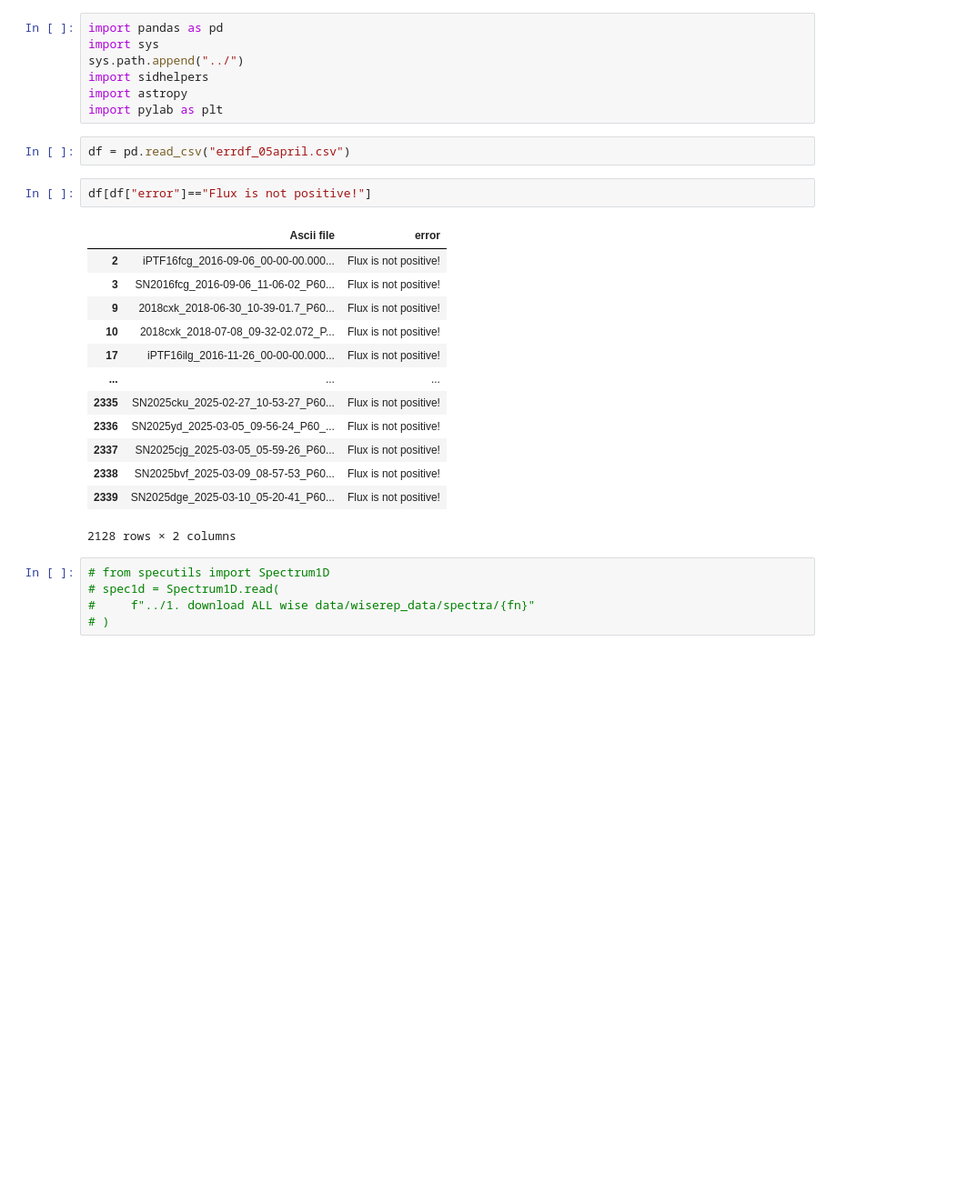
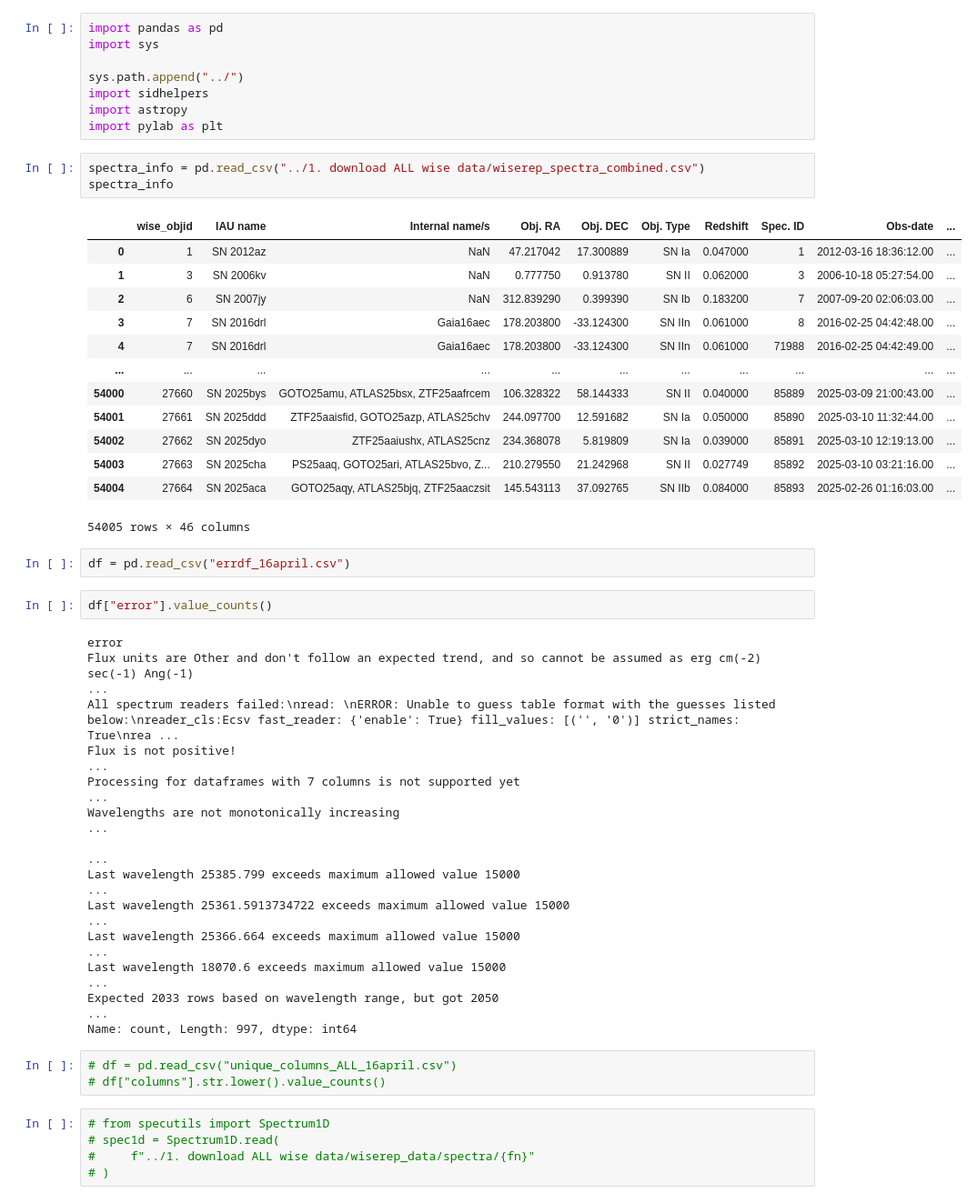
Before and after one commit to aec3675/multi-modal-multi-peaks, a Jupyter notebook: sidchaini/3. read and make single dataset/3.2. see errors.ipynb, the cells around one changed output. Shown: that part at 91% size. Drawn from its saved outputs; the diff is of its cells as text; blank space fills up the shorter version.

```diff
--- a/sidchaini/3. read and make single dataset/3.2. see errors.ipynb
+++ b/sidchaini/3. read and make single dataset/3.2. see errors.ipynb
@@ -1,28 +1,49 @@
 # %%
 import pandas as pd
 import sys
+
 sys.path.append("../")
 import sidhelpers
 import astropy
 import pylab as plt
+# %%
+spectra_info = pd.read_csv("../1. download ALL wise data/wiserep_spectra_combined.csv")
+spectra_info
+# %% [output]
+|  | wise_objid | IAU name | Internal name/s | Obj. RA | Obj. DEC | Obj. Type | Redshift | Spec. ID | Obs-date | ... |
+| 0 | 1 | SN 2012az | NaN | 47.217042 | 17.300889 | SN Ia | 0.047000 | 1 | 2012-03-16 18:36:12.00 | ... |
+| 1 | 3 | SN 2006kv | NaN | 0.777750 | 0.913780 | SN II | 0.062000 | 3 | 2006-10-18 05:27:54.00 | ... |
+| 2 | 6 | SN 2007jy | NaN | 312.839290 | 0.399390 | SN Ib | 0.183200 | 7 | 2007-09-20 02:06:03.00 | ... |
+| 3 | 7 | SN 2016drl | Gaia16aec | 178.203800 | -33.124300 | SN IIn | 0.061000 | 8 | 2016-02-25 04:42:48.00 | ... |
+| 4 | 7 | SN 2016drl | Gaia16aec | 178.203800 | -33.124300 | SN IIn | 0.061000 | 71988 | 2016-02-25 04:42:49.00 | ... |
+| ... | ... | ... | ... | ... | ... | ... | ... | ... | ... | ... |
+| 54000 | 27660 | SN 2025bys | GOTO25amu, ATLAS25bsx, ZTF25aafrcem | 106.328322 | 58.144333 | SN II | 0.040000 | 85889 | 2025-03-09 21:00:43.00 | ... |
+| 54001 | 27661 | SN 2025ddd | ZTF25aaisfid, GOTO25azp, ATLAS25chv | 244.097700 | 12.591682 | SN Ia | 0.050000 | 85890 | 2025-03-10 11:32:44.00 | ... |
+| 54002 | 27662 | SN 2025dyo | ZTF25aaiushx, ATLAS25cnz | 234.368078 | 5.819809 | SN Ia | 0.039000 | 85891 | 2025-03-10 12:19:13.00 | ... |
+| 54003 | 27663 | SN 2025cha | PS25aaq, GOTO25ari, ATLAS25bvo, Z... | 210.279550 | 21.242968 | SN II | 0.027749 | 85892 | 2025-03-10 03:21:16.00 | ... |
+| 54004 | 27664 | SN 2025aca | GOTO25aqy, ATLAS25bjq, ZTF25aaczsit | 145.543113 | 37.092765 | SN IIb | 0.084000 | 85893 | 2025-02-26 01:16:03.00 | ... |
+54005 rows × 46 columns
 # %%
-df = pd.read_csv("errdf_05april.csv")
+df = pd.read_csv("errdf_16april.csv")
 # %%
-df[df["error"]=="Flux is not positive!"]
+df["error"].value_counts()
 # %% [output]
-|  | Ascii file | error |
-| 2 | iPTF16fcg_2016-09-06_00-00-00.000... | Flux is not positive! |
-| 3 | SN2016fcg_2016-09-06_11-06-02_P60... | Flux is not positive! |
-| 9 | 2018cxk_2018-06-30_10-39-01.7_P60... | Flux is not positive! |
-| 10 | 2018cxk_2018-07-08_09-32-02.072_P... | Flux is not positive! |
-| 17 | iPTF16ilg_2016-11-26_00-00-00.000... | Flux is not positive! |
-| ... | ... | ... |
-| 2335 | SN2025cku_2025-02-27_10-53-27_P60... | Flux is not positive! |
-| 2336 | SN2025yd_2025-03-05_09-56-24_P60_... | Flux is not positive! |
-| 2337 | SN2025cjg_2025-03-05_05-59-26_P60... | Flux is not positive! |
-| 2338 | SN2025bvf_2025-03-09_08-57-53_P60... | Flux is not positive! |
-| 2339 | SN2025dge_2025-03-10_05-20-41_P60... | Flux is not positive! |
-2128 rows × 2 columns
+error
+Flux units are Other and don't follow an expected trend, and so cannot be assumed as erg cm(-2) sec(-1) Ang(-1)                                                                                          ...
+All spectrum readers failed:\nread: \nERROR: Unable to guess table format with the guesses listed below:\nreader_cls:Ecsv fast_reader: {'enable': True} fill_values: [('', '0')] strict_names: True\nrea ...
+Flux is not positive!                                                                                                                                                                                    ...
+Processing for dataframes with 7 columns is not supported yet                                                                                                                                            ...
+Wavelengths are not monotonically increasing                                                                                                                                                             ...
+                                                                                                                                                                                                         ...
+Last wavelength 25385.799 exceeds maximum allowed value 15000                                                                                                                                            ...
+Last wavelength 25361.5913734722 exceeds maximum allowed value 15000                                                                                                                                     ...
+Last wavelength 25366.664 exceeds maximum allowed value 15000                                                                                                                                            ...
+Last wavelength 18070.6 exceeds maximum allowed value 15000                                                                                                                                              ...
+Expected 2033 rows based on wavelength range, but got 2050                                                                                                                                               ...
+Name: count, Length: 997, dtype: int64
+# %%
+# df = pd.read_csv("unique_columns_ALL_16april.csv")
+# df["columns"].str.lower().value_counts()
 # %%
 # from specutils import Spectrum1D
 # spec1d = Spectrum1D.read(
```
Also changed, not shown: parts of 5 cells of this notebook, 17 other files.
